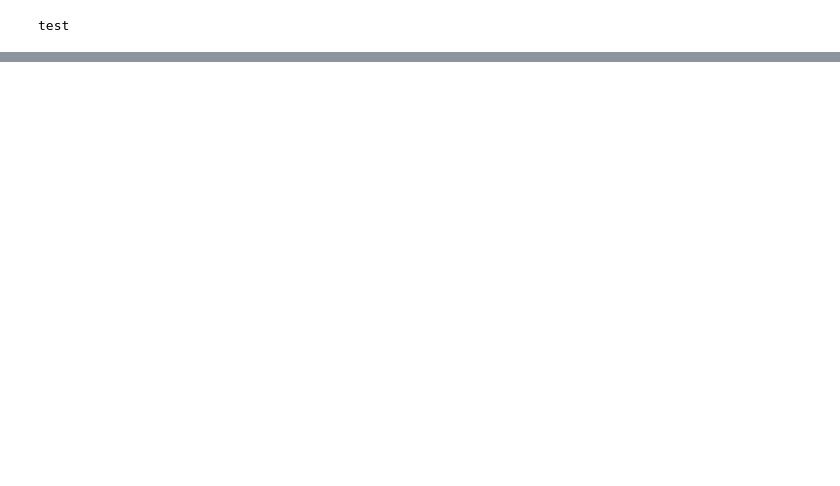
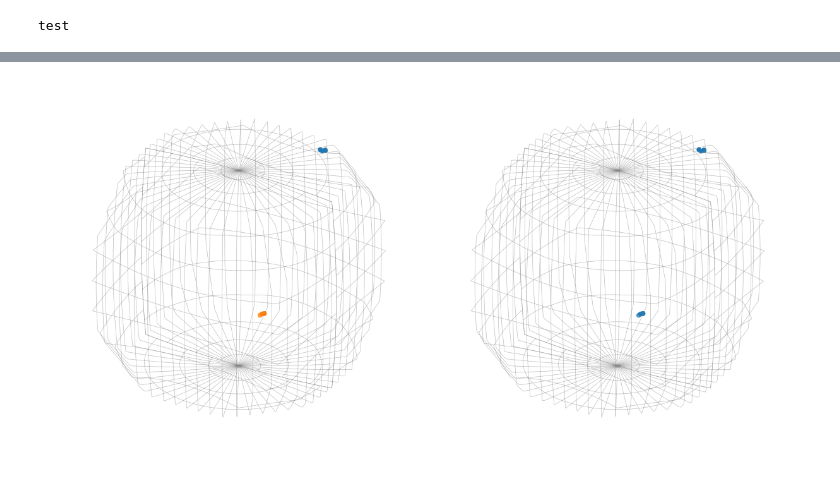
Before and after one commit to jmgiorgi-10/DataScienceNotebooks, a Jupyter notebook: DBSCAN on Materials Data.ipynb, the cells around one changed output, grey strips where cells are left out. Saved outputs shown, nothing was run; the diff lists cells and outputs as text; code cells hidden in the pictures; blank space fills up the shorter version.

```diff
--- a/DBSCAN on Materials Data.ipynb
+++ b/DBSCAN on Materials Data.ipynb
@@ -145,0 +395,19 @@ ori.scatter(figure=fig, position=122, c=colors)
+# %%
+color_names = [to_rgb(f"C{i}") for i in range(6)]  # ['C0', 'C1', ...]
+
+colors_naive = label2rgb(
+    dbscan1.labels_, colors=color_names, bg_label=-1
+)
+colors = label2rgb(dbscan2.labels_, colors=color_names, bg_label=-1)
+
+# Set symmetry to "trick" the scatter plot to use the Oh fundamental zone
+ori_zoom_no_sym.symmetry = ori_zoom.symmetry
+
+# Create figure with a height/width ratio of 1/2
+fig = plt.figure(figsize=(12, 6))
+
+# Add the fundamental zones with clusters to the existing figure
+ori_zoom_no_sym.scatter(figure=fig, position=(1, 2, 1), c=colors_naive)
+ori_zoom.scatter(figure=fig, position=122, c=colors)
+# %% [output]
+[figure, added]
```
Also changed, not shown: parts of 20 cells of this notebook, 4 other files.
